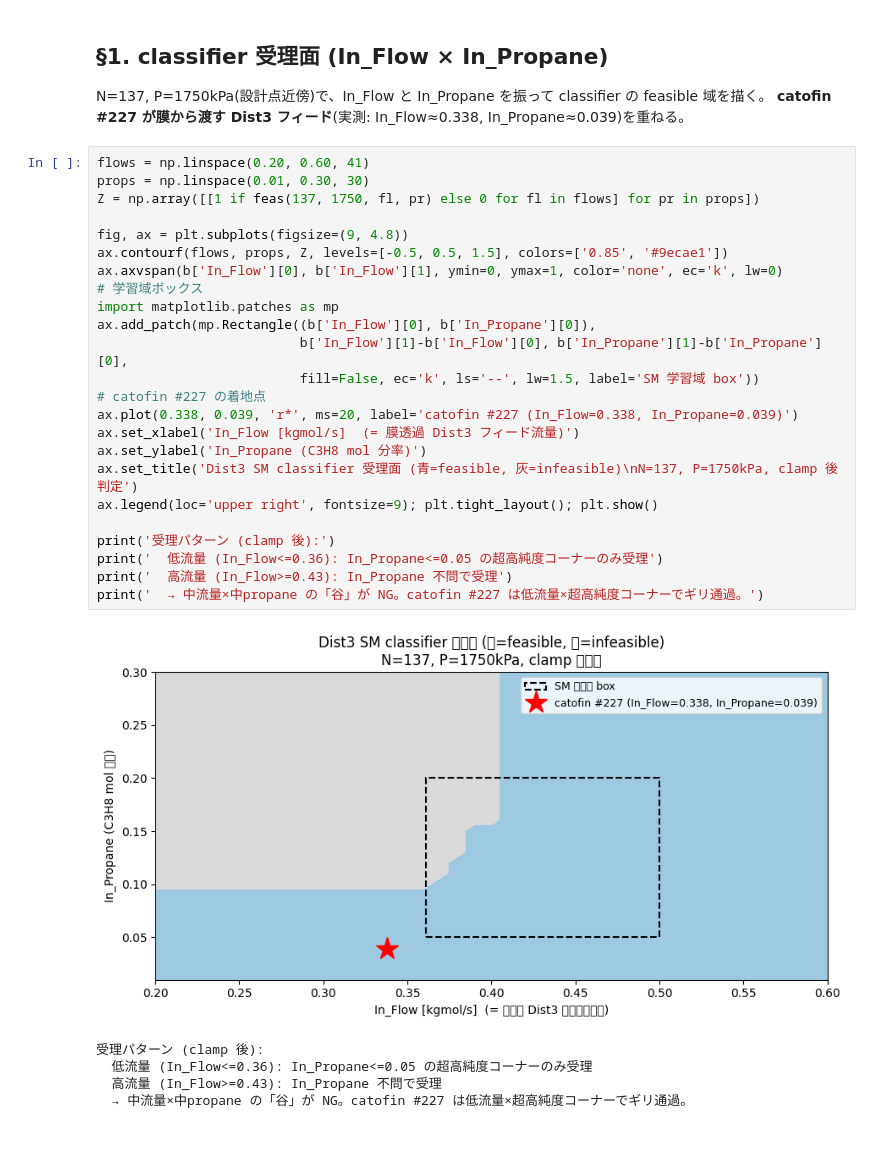
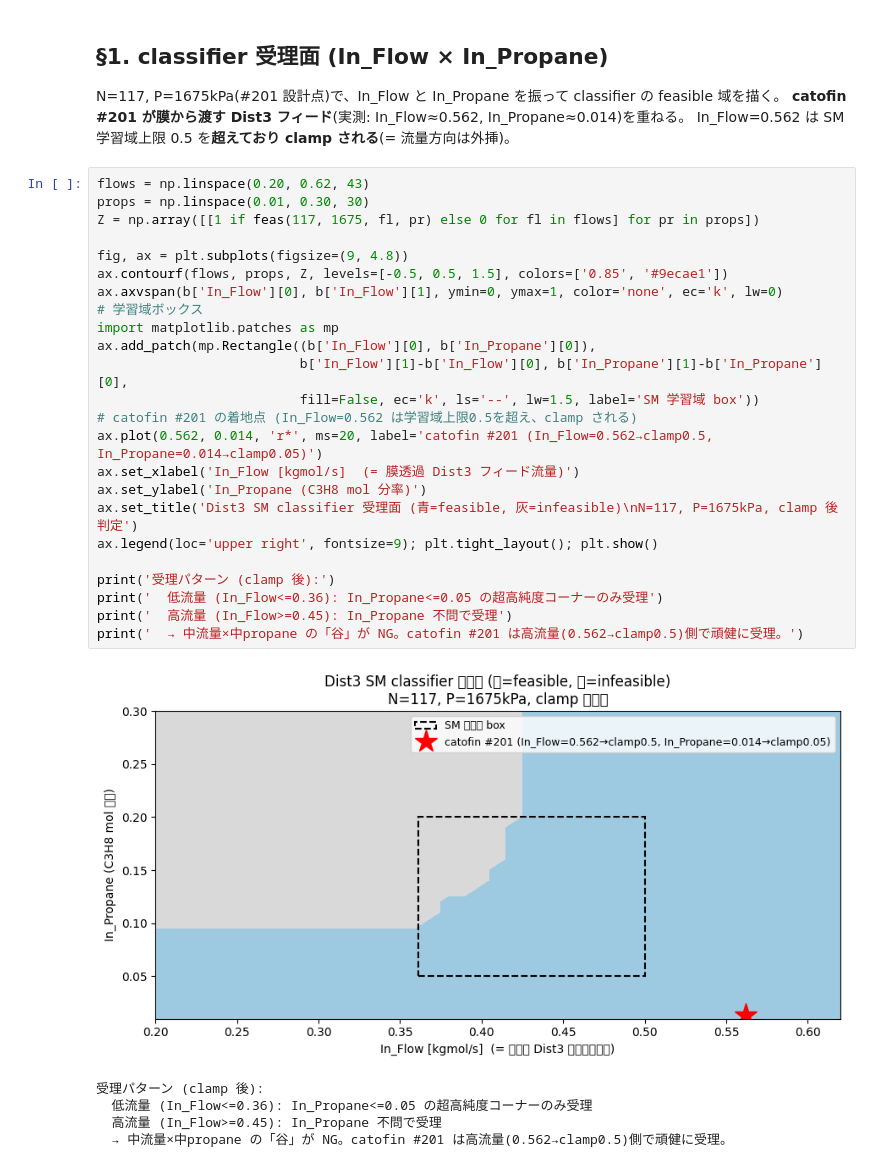
Before and after one commit to englander1996-boop/pdh_simulator, a Jupyter notebook: monitor/dist3_sm_domain.ipynb, the cells around one changed output. Saved outputs shown, nothing was run; the diff lists cells and outputs as text; blank space fills up the shorter version.

```diff
--- a/monitor/dist3_sm_domain.ipynb
+++ b/monitor/dist3_sm_domain.ipynb
@@ -51,36 +45,37 @@ https://scikit-learn.org/stable/model_persistence.html#security-maintainability-
 # %% [markdown]
 ## §1. classifier 受理面 (In_Flow × In_Propane)
 
-N=137, P=1750kPa(設計点近傍)で、In_Flow と In_Propane を振って classifier の feasible 域を描く。
-**catofin #227 が膜から渡す Dist3 フィード**(実測: In_Flow≈0.338, In_Propane≈0.039)を重ねる。
+N=117, P=1675kPa(#201 設計点)で、In_Flow と In_Propane を振って classifier の feasible 域を描く。
+**catofin #201 が膜から渡す Dist3 フィード**(実測: In_Flow≈0.562, In_Propane≈0.014)を重ねる。
+In_Flow=0.562 は SM 学習域上限 0.5 を**超えており clamp される**(= 流量方向は外挿)。
 # %%
-flows = np.linspace(0.20, 0.60, 41)
+flows = np.linspace(0.20, 0.62, 43)
 props = np.linspace(0.01, 0.30, 30)
-Z = np.array([[1 if feas(137, 1750, fl, pr) else 0 for fl in flows] for pr in props])
+Z = np.array([[1 if feas(117, 1675, fl, pr) else 0 for fl in flows] for pr in props])
 
 fig, ax = plt.subplots(figsize=(9, 4.8))
 ax.contourf(flows, props, Z, levels=[-0.5, 0.5, 1.5], colors=['0.85', '#9ecae1'])
 ax.axvspan(b['In_Flow'][0], b['In_Flow'][1], ymin=0, ymax=1, color='none', ec='k', lw=0)
 # 学習域ボックス
 import matplotlib.patches as mp
 ax.add_patch(mp.Rectangle((b['In_Flow'][0], b['In_Propane'][0]),
                           b['In_Flow'][1]-b['In_Flow'][0], b['In_Propane'][1]-b['In_Propane'][0],
                           fill=False, ec='k', ls='--', lw=1.5, label='SM 学習域 box'))
-# catofin #227 の着地点
-ax.plot(0.338, 0.039, 'r*', ms=20, label='catofin #227 (In_Flow=0.338, In_Propane=0.039)')
+# catofin #201 の着地点 (In_Flow=0.562 は学習域上限0.5を超え、clamp される)
+ax.plot(0.562, 0.014, 'r*', ms=20, label='catofin #201 (In_Flow=0.562→clamp0.5, In_Propane=0.014→clamp0.05)')
 ax.set_xlabel('In_Flow [kgmol/s]  (= 膜透過 Dist3 フィード流量)')
 ax.set_ylabel('In_Propane (C3H8 mol 分率)')
-ax.set_title('Dist3 SM classifier 受理面 (青=feasible, 灰=infeasible)\nN=137, P=1750kPa, clamp 後判定')
+ax.set_title('Dist3 SM classifier 受理面 (青=feasible, 灰=infeasible)\nN=117, P=1675kPa, clamp 後判定')
 ax.legend(loc='upper right', fontsize=9); plt.tight_layout(); plt.show()
 
 print('受理パターン (clamp 後):')
 print('  低流量 (In_Flow<=0.36): In_Propane<=0.05 の超高純度コーナーのみ受理')
-print('  高流量 (In_Flow>=0.43): In_Propane 不問で受理')
-print('  → 中流量×中propane の「谷」が NG。catofin #227 は低流量×超高純度コーナーでギリ通過。')
+print('  高流量 (In_Flow>=0.45): In_Propane 不問で受理')
+print('  → 中流量×中propane の「谷」が NG。catofin #201 は高流量(0.562→clamp0.5)側で頑健に受理。')
 # %% [output]
-[figure, old version]
+[figure, new version]
 受理パターン (clamp 後):
   低流量 (In_Flow<=0.36): In_Propane<=0.05 の超高純度コーナーのみ受理
-  高流量 (In_Flow>=0.43): In_Propane 不問で受理
-  → 中流量×中propane の「谷」が NG。catofin #227 は低流量×超高純度コーナーでギリ通過。
+  高流量 (In_Flow>=0.45): In_Propane 不問で受理
+  → 中流量×中propane の「谷」が NG。catofin #201 は高流量(0.562→clamp0.5)側で頑健に受理。
 # %% [markdown]
```
Also changed, not shown: parts of 6 cells of this notebook, 30 other files.
